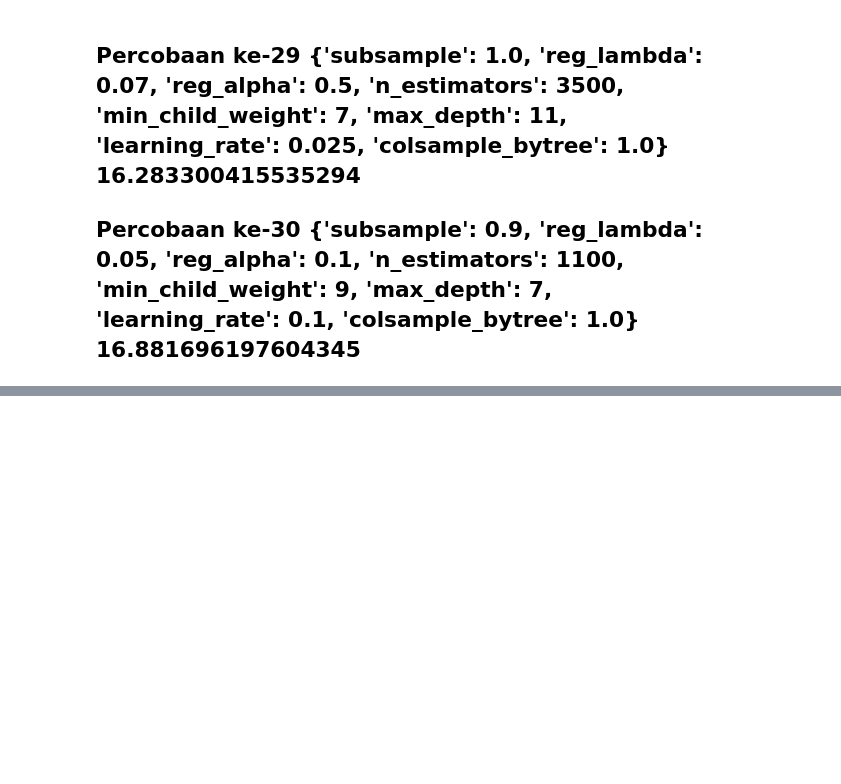
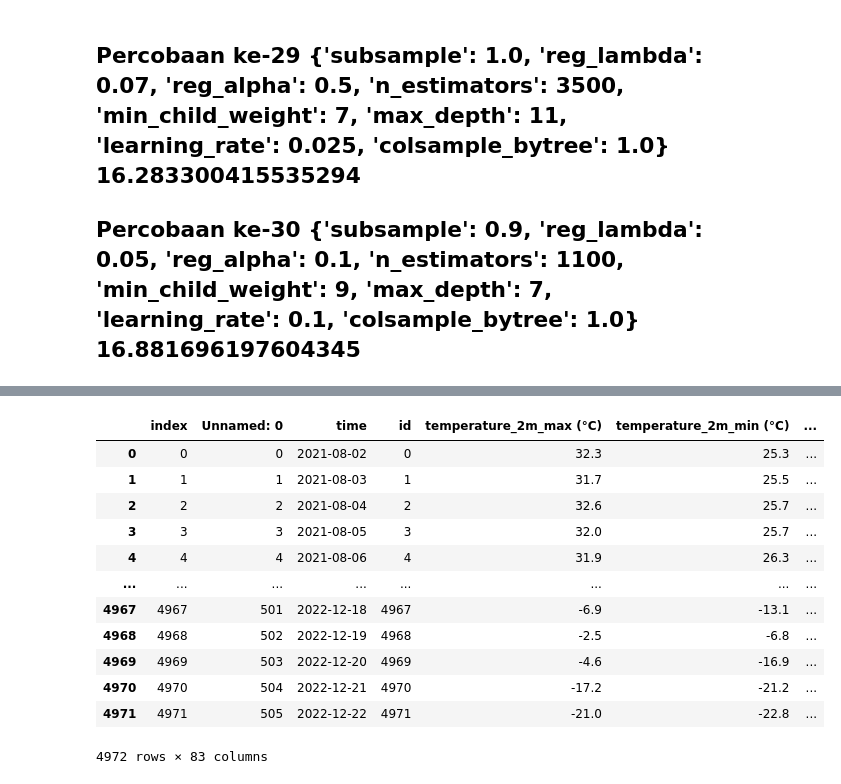
Before and after one commit to abilcode/weather-forecasting, a Jupyter notebook: model/exploration.ipynb, the cells around one changed output, grey strips where cells are left out. Cells and saved outputs as stored; diff of their text form; code cells hidden in the pictures; blank space fills up the shorter version.

```diff
--- a/model/exploration.ipynb
+++ b/model/exploration.ipynb
@@ -119,8 +120,8 @@ data_std
 # %%
-for i in num_feature:
+for i in std_feature:
     data_std[f'{i}_binned']=pd.cut(x = data_std[i],
                         bins = [-1,0.1,0.2,0.3,0.4,0.5,0.6,0.7,0.8,0.9,1,1.1],
                         labels = [0,1,2,3,4,5,6,7,8,9,10])
-   #data_std[f'{i}_binned'].astype('object')
+    data_std[f'{i}_binned'].astype('object')
 data_std.drop(['Unnamed: 0','month_binned','year_binned'],axis=1,inplace=True)
 # %%
@@ -247,0 +310,4 @@ IndentationError: expected an indented block (2614451590.py, line 45)
+# %%
+data = pd.read_csv("/Users/abilfad/Documents/CODE/weather-forecasting-datavidia/data/merged/1merged_['su'].csv")
+data.index = data.time
+data.drop(['time'],axis=1)
@@ -447,0 +635,19 @@ ValueError: Item wrong length 13198 instead of 1311!
+# %%
+train = pd.read_csv('/Users/abilfad/Documents/CODE/weather-forecasting-datavidia/appended_data.csv').reset_index()
+train.index = train.index
+train.drop(['index','Unnamed: 0','time'],axis=1)
+feature = [i for i in data.columns if i not in ['rain_sum (mm)','Unnamed: 0','sunrise (iso8601)', 'sunset (iso8601)', 'city_max', 'city_min']]
+x_train = train[feature]
+y_train = train['rain_sum (mm)']
+test = pd.read_csv('/Users/abilfad/Documents/CODE/weather-forecasting-datavidia/appended_test_data.csv')
+test.drop(['Unnamed: 0','time'],axis=1)
+x_test = test[feature]
+
+x_train.city = x_train.city.astype('category')
+x_test.city = x_test.city.astype('category')
+
+params = {'subsample': 0.8, 'reg_lambda': 0.07, 'reg_alpha': 0.5, 'n_estimators': 3000, 'min_child_weight': 9, 'max_depth': 15, 'learning_rate': 0.1, 'colsample_bytree': 0.8}
+lgbm = lgb.LGBMRegressor(**params)
+lgbm.fit(x_train,y_train)
+
+test['rain_sum (mm)'] = abs(lgbm.predict(x_test))
@@ -447,0 +669,18 @@ ValueError: Item wrong length 13198 instead of 1311!
+# %%
+test.loc[test['rain_sum (mm)'] < 0, 'rain_sum (mm)'] = 0
+# %%
+test.reset_index()
+# %% [output]
+|  | index | Unnamed: 0 | time | id | temperature_2m_max (°C) | temperature_2m_min (°C) | ... |
+| 0 | 0 | 0 | 2021-08-02 | 0 | 32.3 | 25.3 | ... |
+| 1 | 1 | 1 | 2021-08-03 | 1 | 31.7 | 25.5 | ... |
+| 2 | 2 | 2 | 2021-08-04 | 2 | 32.6 | 25.7 | ... |
+| 3 | 3 | 3 | 2021-08-05 | 3 | 32.0 | 25.7 | ... |
+| 4 | 4 | 4 | 2021-08-06 | 4 | 31.9 | 26.3 | ... |
+| ... | ... | ... | ... | ... | ... | ... | ... |
+| 4967 | 4967 | 501 | 2022-12-18 | 4967 | -6.9 | -13.1 | ... |
+| 4968 | 4968 | 502 | 2022-12-19 | 4968 | -2.5 | -6.8 | ... |
+| 4969 | 4969 | 503 | 2022-12-20 | 4969 | -4.6 | -16.9 | ... |
+| 4970 | 4970 | 504 | 2022-12-21 | 4970 | -17.2 | -21.2 | ... |
+| 4971 | 4971 | 505 | 2022-12-22 | 4971 | -21.0 | -22.8 | ... |
+4972 rows × 83 columns
```
Also changed, not shown: parts of 20 cells of this notebook, 6 other files.
